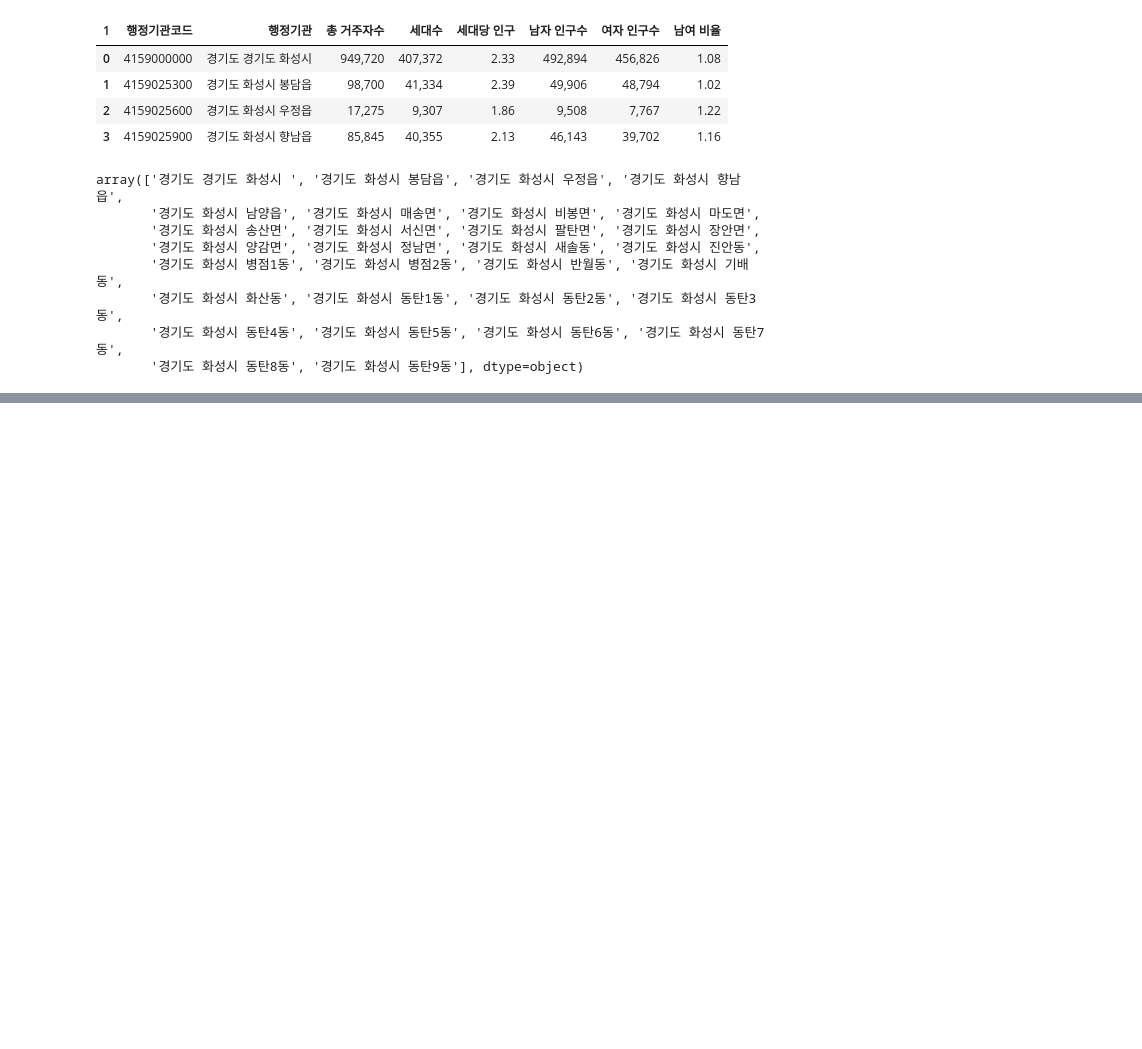
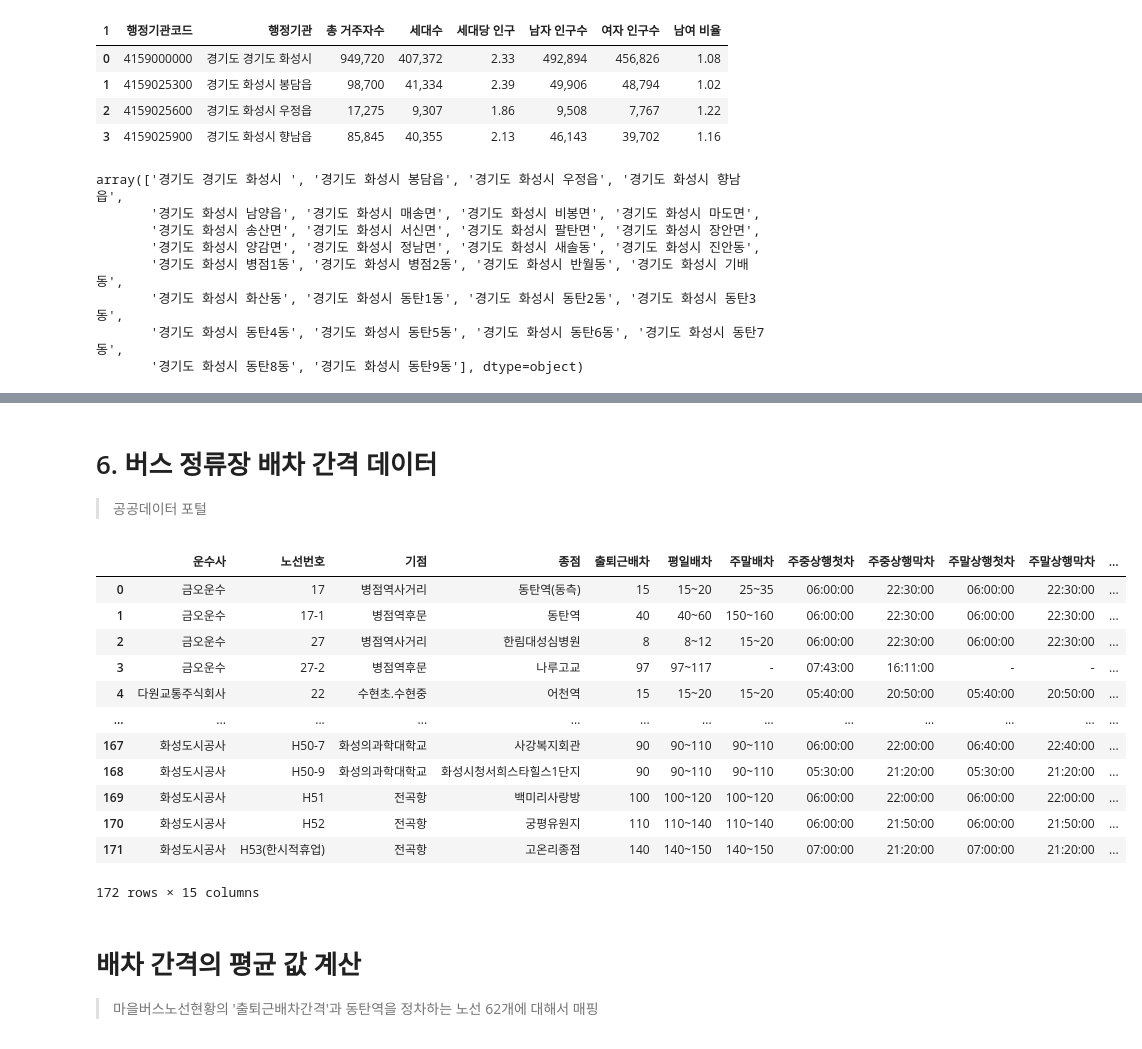
Before and after one commit to oneyoun/GTX-A-Bus-lane-optimization, a Jupyter notebook: 동릉이_data_check.ipynb, the cells around one changed output, grey strips where cells are left out. Saved outputs shown, nothing was run; the diff lists cells and outputs as text; code cells hidden in the pictures; blank space fills up the shorter version.

```diff
--- a/동릉이_data_check.ipynb
+++ b/동릉이_data_check.ipynb
@@ -60,0 +138,23 @@ array(['경기도 경기도 화성시 ', '경기도 화성시 봉담읍', '경
+# %% [markdown]
+# 6. 버스 정류장 배차 간격 데이터
+> 공공데이터 포털
+# %%
+df = pd.read_excel('C:/Users/kartboy10/Documents/GTX-A-Bus-lane-optimization/GTX_동탄역_data/공공데이터포털/공공데이터포털_경기도 화성시_마을버스노선현황_20230905.xlsx')
+df
+# %% [output]
+|  | 운수사 | 노선번호 | 기점 | 종점 | 출퇴근배차 | 평일배차 | 주말배차 | 주중상행첫차 | 주중상행막차 | 주말상행첫차 | 주말상행막차 | ... |
+| 0 | 금오운수 | 17 | 병점역사거리 | 동탄역(동측) | 15 | 15~20 | 25~35 | 06:00:00 | 22:30:00 | 06:00:00 | 22:30:00 | ... |
+| 1 | 금오운수 | 17-1 | 병점역후문 | 동탄역 | 40 | 40~60 | 150~160 | 06:00:00 | 22:30:00 | 06:00:00 | 22:30:00 | ... |
+| 2 | 금오운수 | 27 | 병점역사거리 | 한림대성심병원 | 8 | 8~12 | 15~20 | 06:00:00 | 22:30:00 | 06:00:00 | 22:30:00 | ... |
+| 3 | 금오운수 | 27-2 | 병점역후문 | 나루고교 | 97 | 97~117 | - | 07:43:00 | 16:11:00 | - | - | ... |
+| 4 | 다원교통주식회사 | 22 | 수현초.수현중 | 어천역 | 15 | 15~20 | 15~20 | 05:40:00 | 20:50:00 | 05:40:00 | 20:50:00 | ... |
+| ... | ... | ... | ... | ... | ... | ... | ... | ... | ... | ... | ... | ... |
+| 167 | 화성도시공사 | H50-7 | 화성의과학대학교 | 사강복지회관 | 90 | 90~110 | 90~110 | 06:00:00 | 22:00:00 | 06:40:00 | 22:40:00 | ... |
+| 168 | 화성도시공사 | H50-9 | 화성의과학대학교 | 화성시청서희스타힐스1단지 | 90 | 90~110 | 90~110 | 05:30:00 | 21:20:00 | 05:30:00 | 21:20:00 | ... |
+| 169 | 화성도시공사 | H51 | 전곡항 | 백미리사랑방 | 100 | 100~120 | 100~120 | 06:00:00 | 22:00:00 | 06:00:00 | 22:00:00 | ... |
+| 170 | 화성도시공사 | H52 | 전곡항 | 궁평유원지 | 110 | 110~140 | 110~140 | 06:00:00 | 21:50:00 | 06:00:00 | 21:50:00 | ... |
+| 171 | 화성도시공사 | H53(한시적휴업) | 전곡항 | 고온리종점 | 140 | 140~150 | 140~150 | 07:00:00 | 21:20:00 | 07:00:00 | 21:20:00 | ... |
+172 rows × 15 columns
+# %% [markdown]
+# 배차 간격의 평균 값 계산
+> 마을버스노선현황의 '출퇴근배차간격'과 동탄역을 정차하는 노선 62개에 대해서 매핑
```
Also changed, not shown: parts of 17 cells of this notebook, 2 other files.
